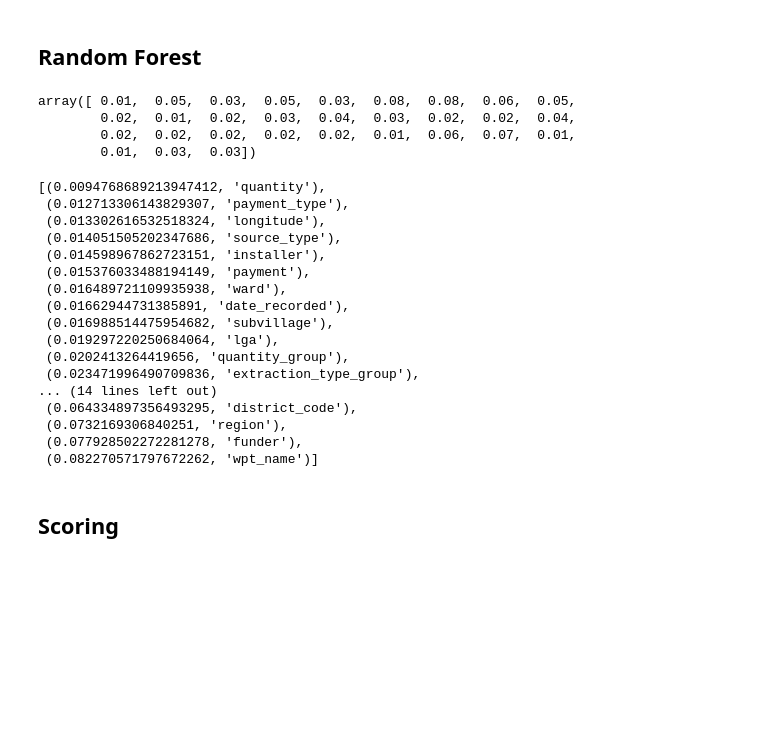
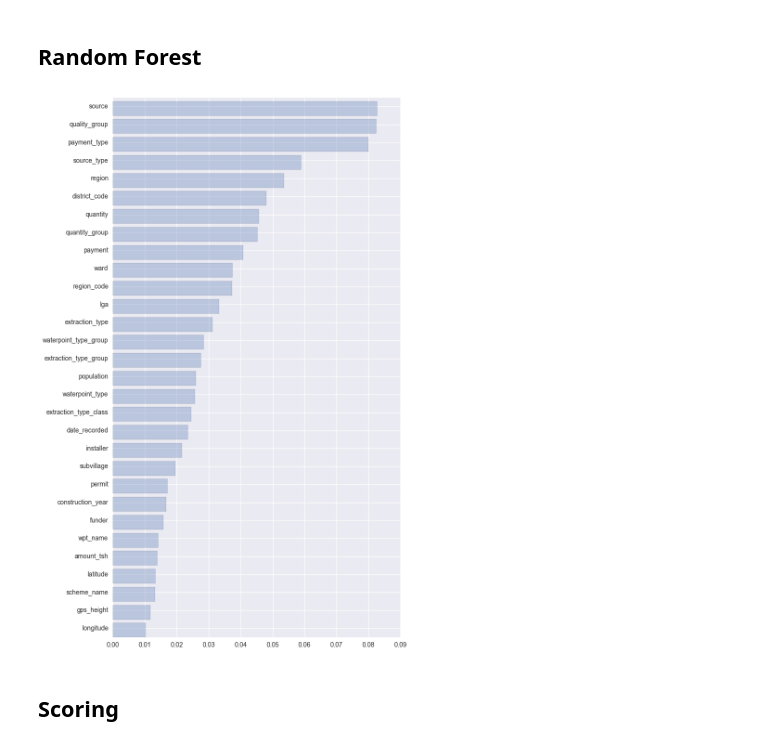
Before and after one commit to msampathkumar/datadriven, a Jupyter notebook: pumpit.ipynb, the cells around one changed output. Saved outputs shown, nothing was run; the diff lists cells and outputs as text; code cells hidden in the pictures; blank space fills up the shorter version.

```diff
--- a/pumpit.ipynb
+++ b/pumpit.ipynb
@@ -361,2 +354,0 @@ _ = plt.semilogy(x, np.array(y))
-# %%
-_ = plt.semilogy(x, np.array(y))
@@ -375,2 +354,0 @@ plt.hist(np.log(y))
-# %%
-_ = plt.scatter(np.arange(len(y)), y)
@@ -421,8 +386,0 @@ for i in range(3):
-# %%
-x = np.array([1, 2, 3, 4, 5])
-y = np.power(x, 2) # Effectively y = x**2
-e = np.array([1.5, 2.6, 3.7, 4.6, 5.5])
-
-plt.errorbar(x, y, e, linestyle='None', marker='^')
-
-plt.show()
@@ -507,2 +495,0 @@ features.shape, len(y)
-# %%
-y = le.transform(RAW_y[u'status_group'])
@@ -532,12 +516,5 @@ clf = RandomForestClassifier()
 # %%
 clf = clf.fit(X_train, y_train)
 pred = clf.predict_proba(X_test)
-# %%
-clf.feature_importances_
-# %% [output]
-array([ 0.01,  0.05,  0.03,  0.05,  0.03,  0.08,  0.08,  0.06,  0.05,
-        0.02,  0.01,  0.02,  0.03,  0.04,  0.03,  0.02,  0.02,  0.04,
-        0.02,  0.02,  0.02,  0.02,  0.02,  0.01,  0.06,  0.07,  0.01,
-        0.01,  0.03,  0.03])
 # %%
 cols_imp = list(zip(clf.feature_importances_, X_train.columns))
@@ -546,27 +524,25 @@ cols_imp.sort(key=lambda x: x[0])
-# %%
-cols_imp
-# %% [output]
-[(0.0094768689213947412, 'quantity'),
- (0.012713306143829307, 'payment_type'),
- (0.013302616532518324, 'longitude'),
- (0.014051505202347686, 'source_type'),
- (0.014598967862723151, 'installer'),
- (0.015376033488194149, 'payment'),
- (0.016489721109935938, 'ward'),
- (0.01662944731385891, 'date_recorded'),
- (0.016988514475954682, 'subvillage'),
- (0.019297220250684064, 'lga'),
- (0.0202413264419656, 'quantity_group'),
- (0.023471996490709836, 'extraction_type_group'),
-... (14 lines left out)
- (0.064334897356493295, 'district_code'),
- (0.0732169306840251, 'region'),
- (0.077928502272281278, 'funder'),
- (0.082270571797672262, 'wpt_name')]
 # %%
-plt.figure(figsize=(8, 15))
-values = [x[-2] for x in cols_imp]
-lables = [x[-1] for x in cols_imp]
+def plot_feature_importance(columns, importances):
+    '''
+    Args:
+        columns(list): list of strings
+        importances(list): list of values
+    Result:
+        plot_feature_importance(X_train.columns, clf.feature_importances_)
+    '''
+    cols_imp = list(zip(clf.feature_importances_, X_train.columns))
+    cols_imp.sort(key=lambda x: x[0])
+    cols_imp
 
-_ = plt.barh(range(len(values)), values, alpha=0.3)
-_ = plt.yticks([_ + 0.5 for _ in range(len(values))], X_train.columns)
+    plt.figure(figsize=(8, 15))
+    values = [x[-2] for x in cols_imp]
+    lables = [x[-1] for x in cols_imp]
+
+    _ = plt.barh(range(len(values)), values, alpha=0.3)
+    _ = plt.yticks([_ + 0.5 for _ in range(len(values))], X_train.columns)
+
+
+#
+plot_feature_importance(X_train.columns, clf.feature_importances_)
+# %% [output]
+[figure, added]
```
Also changed, not shown: parts of 88 cells of this notebook.
